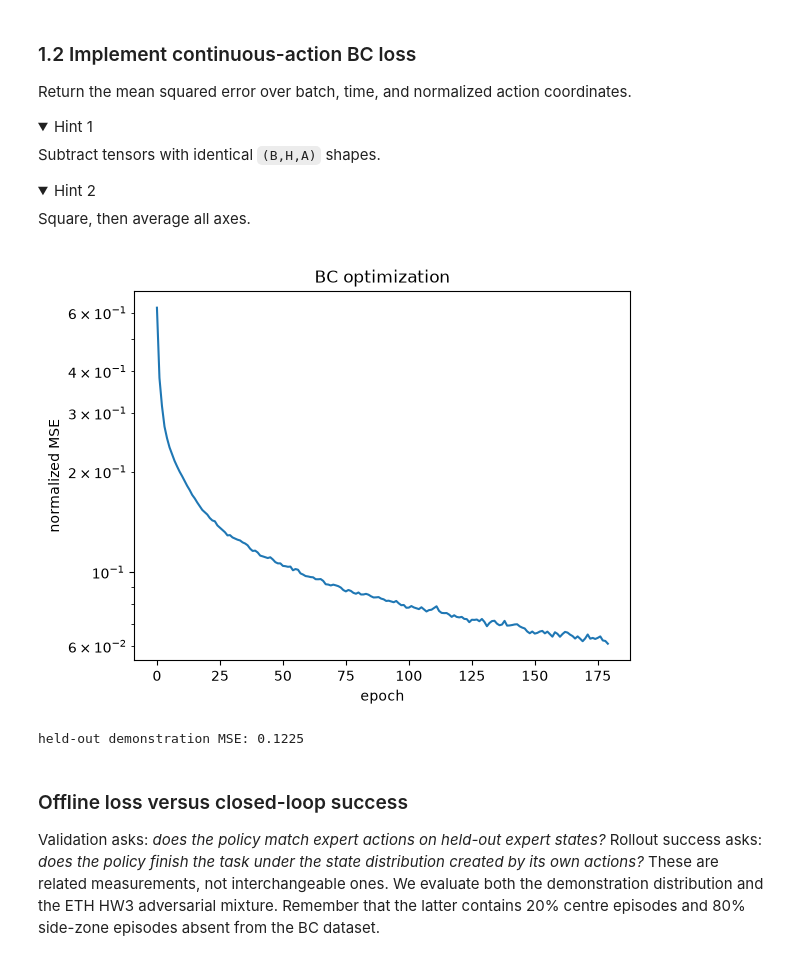
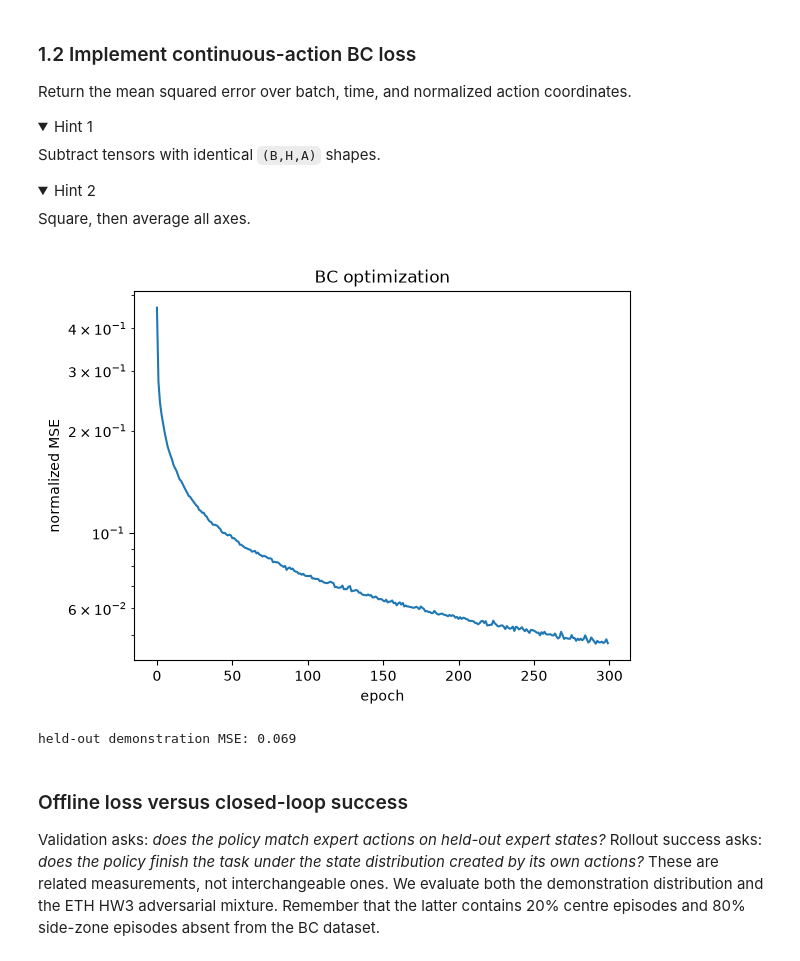
Before and after one commit to raibotics1/multimodal-vla-course, a Jupyter notebook: 02-imitation-learning/notebooks/seminar_02_imitation_learning_student.ipynb, the cells around one changed output. Saved outputs shown, nothing was run; the diff lists cells and outputs as text; code cells hidden in the pictures; folded sections open.

```diff
--- a/02-imitation-learning/notebooks/seminar_02_imitation_learning_student.ipynb
+++ b/02-imitation-learning/notebooks/seminar_02_imitation_learning_student.ipynb
@@ -393,9 +393,9 @@ temporal ensembling in depth.
 start = time.time()
 bc_data = generate_expert_dataset(
     lambda seed: SO101Env(seed=seed, obstacle_mode='train', render_size=(96, 72)),
-    episodes=20, chunk_size=CHUNK_SIZE)
+    episodes=60, chunk_size=CHUNK_SIZE)
 print({k: v.shape for k, v in bc_data.items()}, f'generated in {time.time()-start:.1f}s')
-train_mask = bc_data['episode'] < 16
+train_mask = bc_data['episode'] < 48
 val_mask = ~train_mask
 print('train/validation examples:', train_mask.sum(), val_mask.sum())
 # %% [output]
@@ -430,7 +430,7 @@ Use `reshape(-1, self.chunk_size, self.action_dim)` after the MLP.
 </details>
 # %%
 class ChunkPolicy(nn.Module):
-    def __init__(self, state_dim, action_dim=4, chunk_size=16, hidden_dim=256):
+    def __init__(self, state_dim, action_dim=4, chunk_size=16, hidden_dim=512):
         super().__init__()
         self.action_dim = action_dim
         self.chunk_size = chunk_size
@@ -464,7 +464,7 @@ def bc_loss(predicted_chunk, expert_chunk):
     return ((predicted_chunk - expert_chunk) ** 2).mean()
 # %%
 def train_policy(states, chunks, train_rows, *, model_cls=ChunkPolicy,
-                 epochs=180, batch_size=128, lr=3e-3):
+                 epochs=300, batch_size=128, lr=1e-3):
     norm = Normalizer().fit(states[train_rows], chunks[train_rows])
     x = torch.as_tensor(norm.state(states), dtype=torch.float32)
     y = torch.as_tensor(norm.action(chunks), dtype=torch.float32)
@@ -476,35 +476,35 @@ def train_policy(states, chunks, train_rows, *, model_cls=ChunkPolicy,
     history = []
     for epoch in range(epochs):
         model.train(); running = []
         for xb, yb in loader:
             xb, yb = xb.to(device), yb.to(device)
             loss = bc_loss(model(xb), yb)
             optimizer.zero_grad(); loss.backward(); optimizer.step()
             running.append(loss.item())
         history.append(np.mean(running))
     return model, norm, np.asarray(history)
 
 def predictor(model, norm):
     def predict(state):
         model.eval()
         x = torch.as_tensor(norm.state(state), dtype=torch.float32, device=device)[None]
         with torch.no_grad(): chunk = model(x)[0].cpu().numpy()
         return norm.undo_action(chunk)
     return predict
 
 bc_model, bc_norm, bc_history = train_policy(
     bc_data['state'], bc_data['action_chunk'], train_mask)
 bc_predict = predictor(bc_model, bc_norm)
 with torch.no_grad():
     vx = torch.as_tensor(bc_norm.state(bc_data['state'][val_mask]), dtype=torch.float32, device=device)
     vy = torch.as_tensor(bc_norm.action(bc_data['action_chunk'][val_mask]), dtype=torch.float32, device=device)
     validation_mse = bc_loss(bc_model(vx), vy).item()
 plt.plot(bc_history); plt.yscale('log'); plt.xlabel('epoch'); plt.ylabel('normalized MSE');
 plt.title('BC optimization'); plt.show()
 print('held-out demonstration MSE:', round(validation_mse, 4))
 # %% [output]
-[figure, old version]
+[figure, new version]
-held-out demonstration MSE: 0.1225
+held-out demonstration MSE: 0.069
 # %% [markdown]
 ### Offline loss versus closed-loop success
 
```
Also changed, not shown: parts of 6 cells of this notebook.
